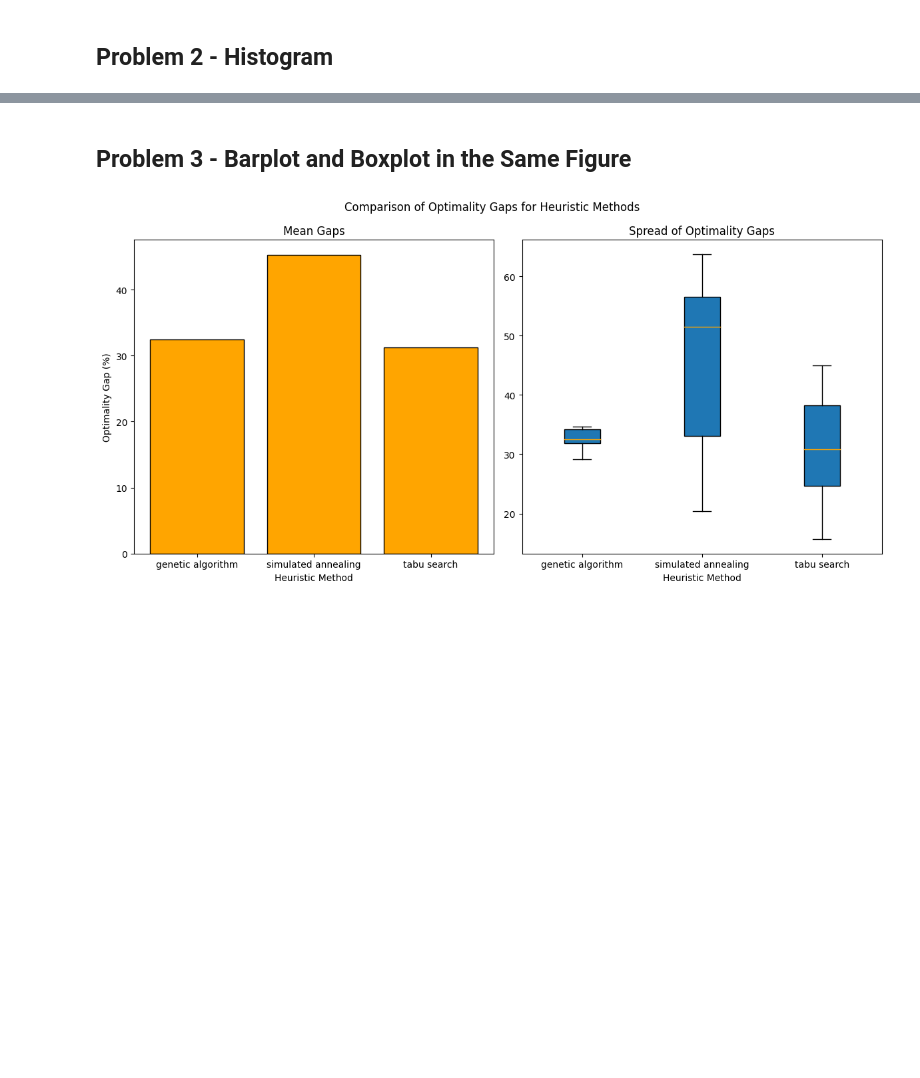
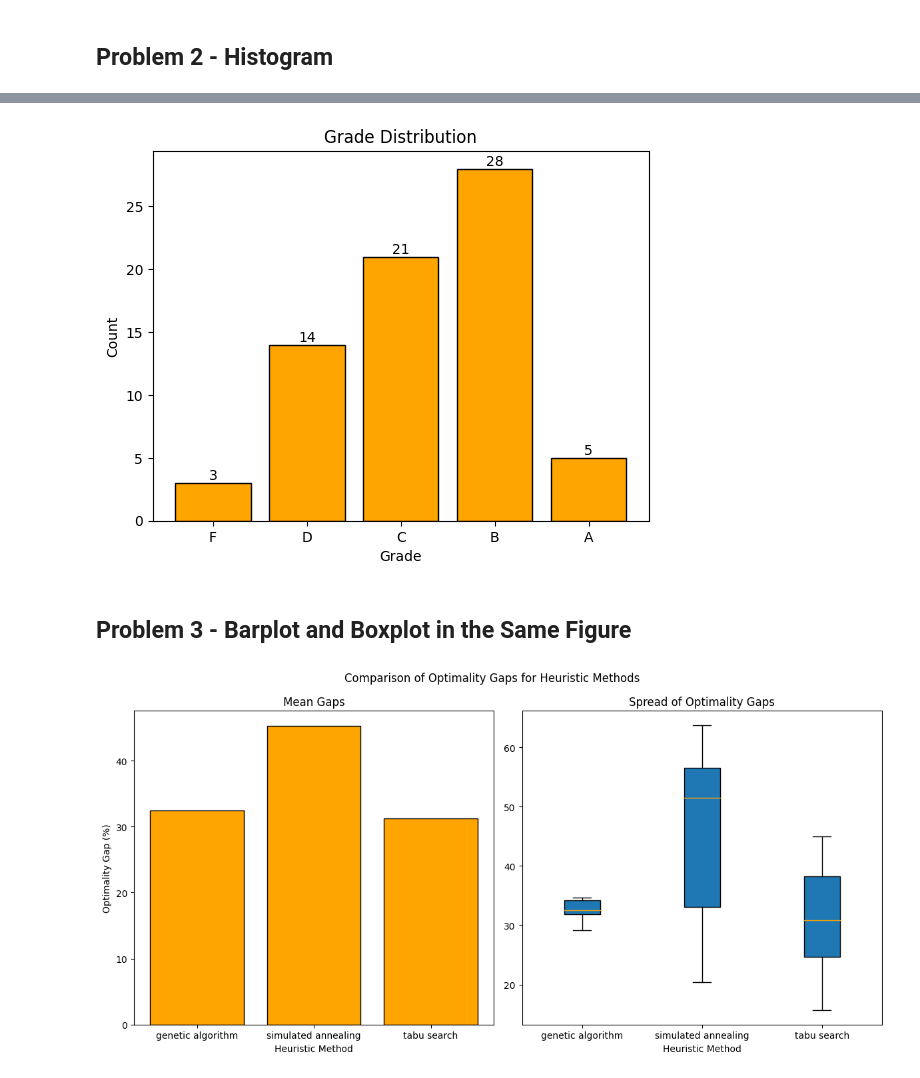
Before and after one commit to IE-555/homework4-madhukar-ub, a Jupyter notebook: mdoppala_hw4.ipynb, the cells around one changed output, grey strips where cells are left out. Drawn from its saved outputs; the diff is of its cells as text; code cells hidden in the pictures; blank space fills up the shorter version.

```diff
--- a/mdoppala_hw4.ipynb
+++ b/mdoppala_hw4.ipynb
@@ -87,3 +42,49 @@ plt.show()
+# %%
+import numpy as np
+import pandas as pd
+import matplotlib.pyplot as plt
+
+# Load data from a CSV file
+grades_data = pd.read_csv('student_grades.csv', comment="%", header=None)
+grades_data.columns = ["studentID", "averageScore"]
+
+# Define a function for mapping scores to grades
+def map_scores_to_grades(x):
+    if x < 60:
+        return 'F'
+    elif 60 <= x < 70:
+        return 'D'
+    elif 70 <= x < 80:
+        return 'C'
+    elif 80 <= x < 90:
+        return 'B'
+    elif 90 <= x <= 100:
+        return 'A'
+
+# Apply the grade mapping function to create a new column
+grades_data['grade'] = grades_data['averageScore'].apply(lambda x: map_scores_to_grades(x))
+
+# Count and sort the grade distribution
+grade_counts = grades_data['grade'].value_counts(sort=False).sort_index()
+
+# Reorder the grades
+grade_counts = grade_counts.reindex(['F', 'D', 'C', 'B', 'A'])
+
+# Create a bar plot of the grade distribution
+plt.bar(grade_counts.index, grade_counts.values, color='orange', edgecolor='black')
+
+# Add labels to the bars
+for i, v in enumerate(grade_counts.values):
+    plt.text(i, v, str(v), ha='center', va='bottom')
+
+plt.title('Grade Distribution')
+plt.ylabel('Count')
+plt.xlabel('Grade')
+
+# Show the plot
+plt.show()
+# %% [output]
+[figure, added]
 # %% [markdown]
 ## Problem 3 - Barplot and Boxplot in the Same Figure
 # %%
```
Also changed, not shown: parts of 7 cells of this notebook.
